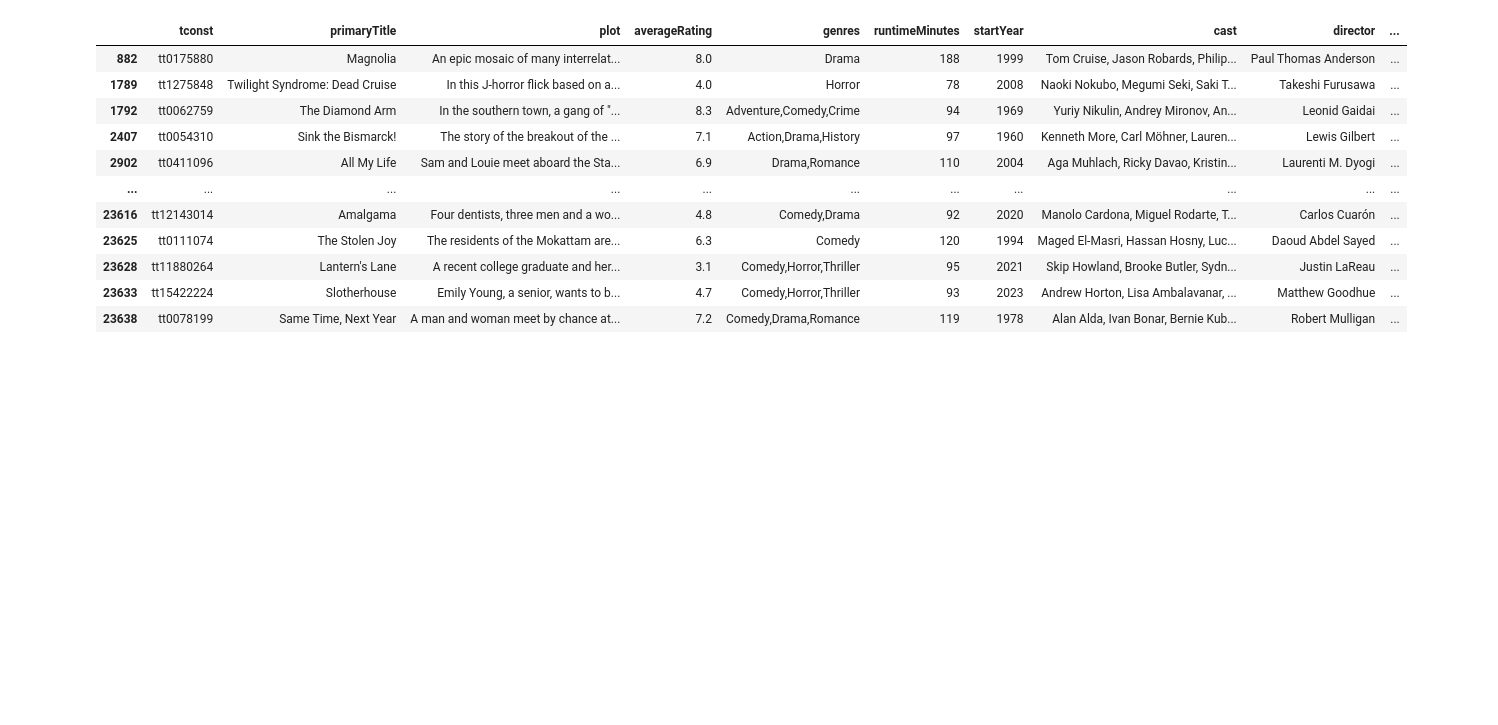
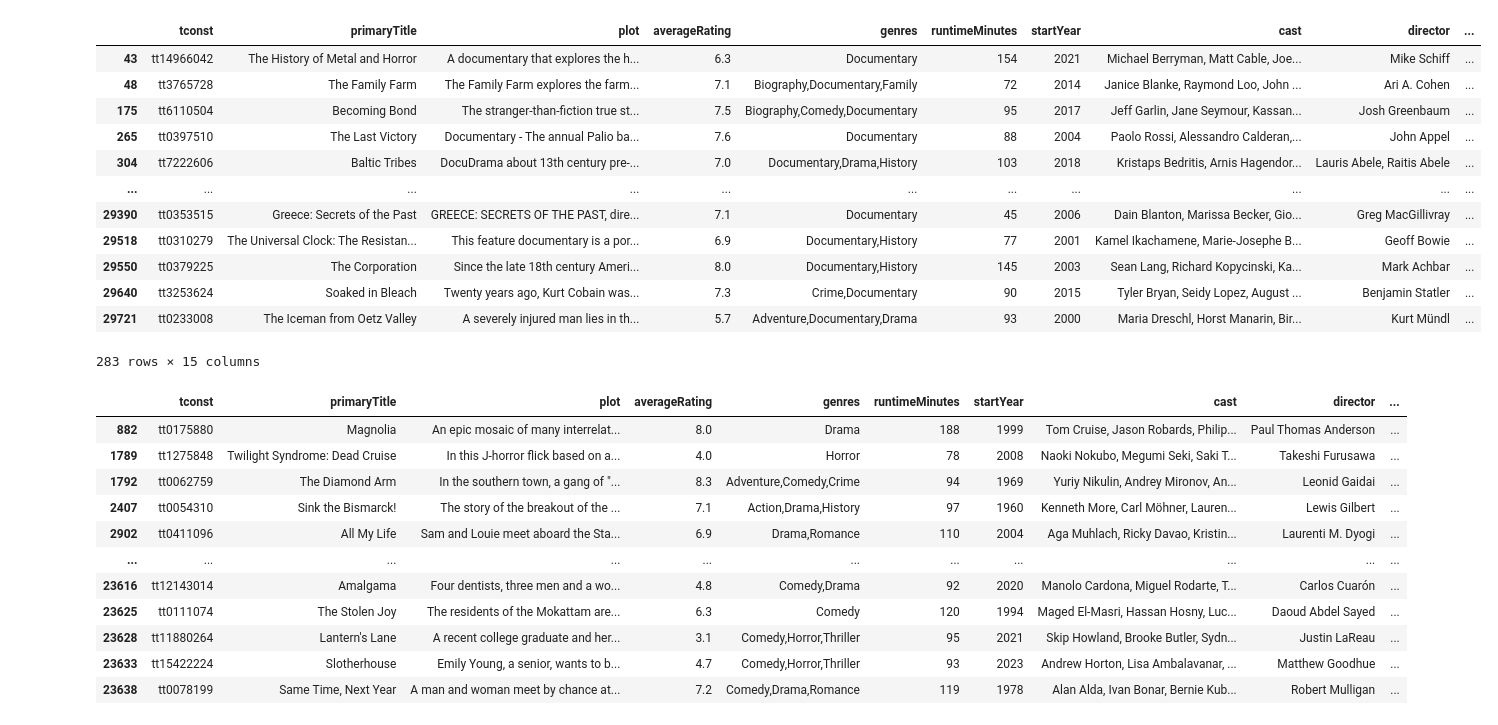
Before and after one commit to Roland-02/Cinephile.com, a Jupyter notebook: recommendEngine.ipynb, the cells around one changed output. Saved outputs shown, nothing was run; the diff lists cells and outputs as text; code cells hidden in the pictures; blank space fills up the shorter version.

```diff
--- a/recommendEngine.ipynb
+++ b/recommendEngine.ipynb
@@ -752,3 +668,20 @@ No films found for tconst: tt7219324
+# %%
+
+data[data['genres'].str.contains('Documentary')]
+# %% [output]
+|  | tconst | primaryTitle | plot | averageRating | genres | runtimeMinutes | startYear | cast | director | ... |
+| 43 | tt14966042 | The History of Metal and Horror | A documentary that explores the h... | 6.3 | Documentary | 154 | 2021 | Michael Berryman, Matt Cable, Joe... | Mike Schiff | ... |
+| 48 | tt3765728 | The Family Farm | The Family Farm explores the farm... | 7.1 | Biography,Documentary,Family | 72 | 2014 | Janice Blanke, Raymond Loo, John ... | Ari A. Cohen | ... |
+| 175 | tt6110504 | Becoming Bond | The stranger-than-fiction true st... | 7.5 | Biography,Comedy,Documentary | 95 | 2017 | Jeff Garlin, Jane Seymour, Kassan... | Josh Greenbaum | ... |
+| 265 | tt0397510 | The Last Victory | Documentary - The annual Palio ba... | 7.6 | Documentary | 88 | 2004 | Paolo Rossi, Alessandro Calderan,... | John Appel | ... |
+| 304 | tt7222606 | Baltic Tribes | DocuDrama about 13th century pre-... | 7.0 | Documentary,Drama,History | 103 | 2018 | Kristaps Bedritis, Arnis Hagendor... | Lauris Abele, Raitis Abele | ... |
+| ... | ... | ... | ... | ... | ... | ... | ... | ... | ... | ... |
+| 29390 | tt0353515 | Greece: Secrets of the Past | GREECE: SECRETS OF THE PAST, dire... | 7.1 | Documentary | 45 | 2006 | Dain Blanton, Marissa Becker, Gio... | Greg MacGillivray | ... |
+| 29518 | tt0310279 | The Universal Clock: The Resistan... | This feature documentary is a por... | 6.9 | Documentary,History | 77 | 2001 | Kamel Ikachamene, Marie-Josephe B... | Geoff Bowie | ... |
+| 29550 | tt0379225 | The Corporation | Since the late 18th century Ameri... | 8.0 | Documentary,History | 145 | 2003 | Sean Lang, Richard Kopycinski, Ka... | Mark Achbar | ... |
+| 29640 | tt3253624 | Soaked in Bleach | Twenty years ago, Kurt Cobain was... | 7.3 | Crime,Documentary | 90 | 2015 | Tyler Bryan, Seidy Lopez, August ... | Benjamin Statler | ... |
+| 29721 | tt0233008 | The Iceman from Oetz Valley | A severely injured man lies in th... | 5.7 | Adventure,Documentary,Drama | 93 | 2000 | Maria Dreschl, Horst Manarin, Bir... | Kurt Mündl | ... |
+283 rows × 15 columns
 # %%
 import re #regular expressions
 
```
Also changed, not shown: parts of 2 cells of this notebook, 3 other files.
